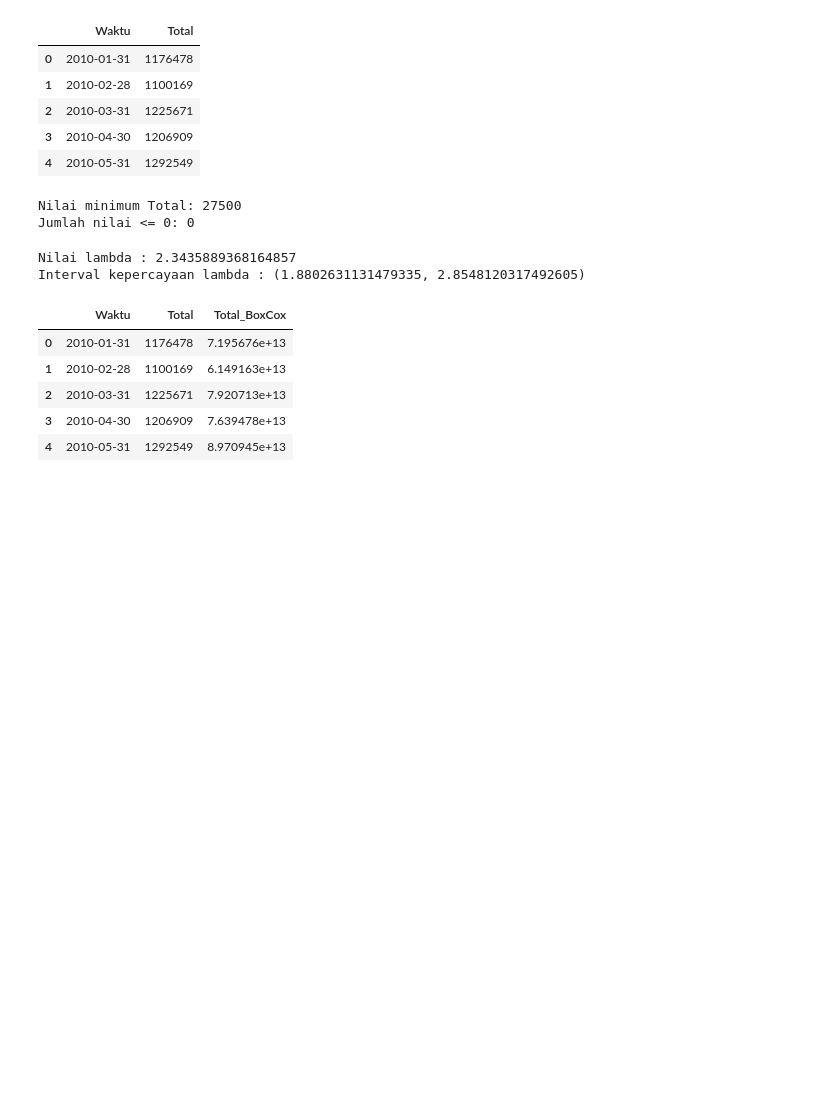
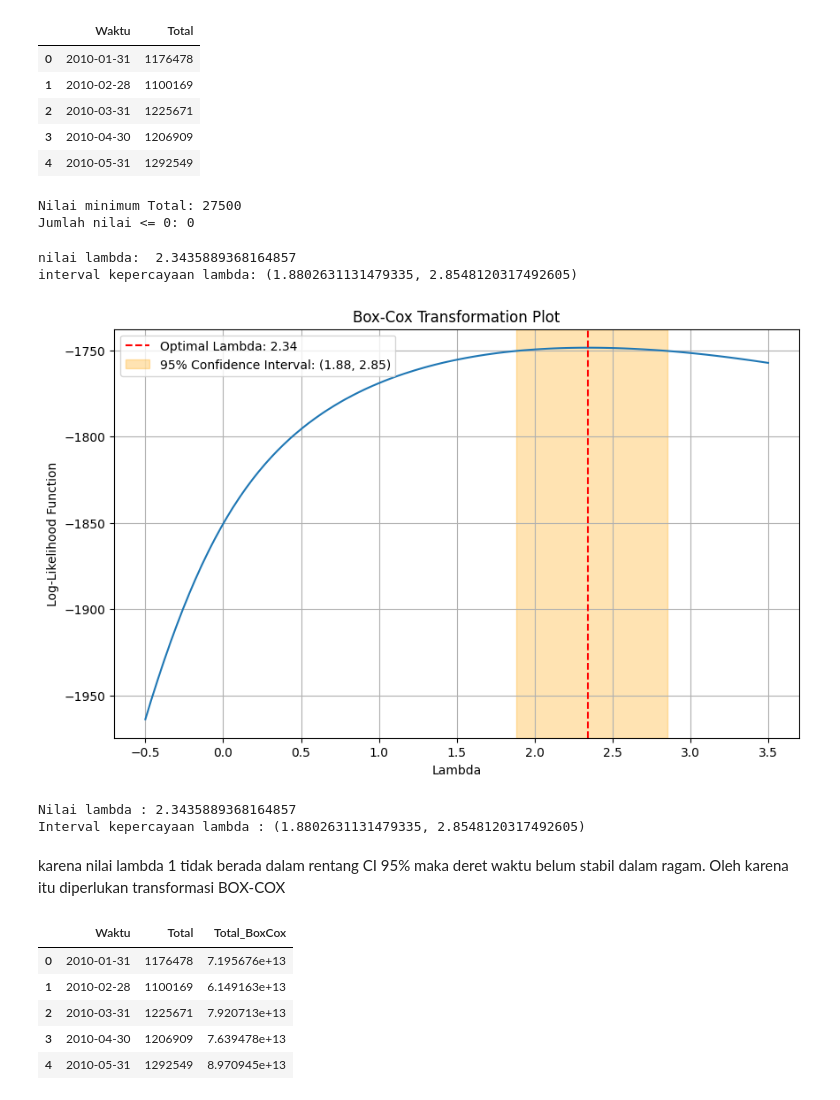
Before and after one commit to 18felasofa/Analisis-Deret-Waktu, a Jupyter notebook: Tugas_Kelompok_Minggu_4_rev.ipynb, the cells around one changed output. Drawn from its saved outputs; the diff is of its cells as text; code cells hidden in the pictures; blank space fills up the shorter version.

```diff
--- a/Tugas_Kelompok_Minggu_4_rev.ipynb
+++ b/Tugas_Kelompok_Minggu_4_rev.ipynb
@@ -240,6 +255,46 @@ print("Jumlah nilai <= 0:", (df_boxfirst['Total'] <= 0).sum())
 # %% [output]
 Nilai minimum Total: 27500
 Jumlah nilai <= 0: 0
+# %%
+from scipy.stats import boxcox,  boxcox_llf
+data,lambda_fit,ci=boxcox(df_boxfirst['Total'], alpha=0.05)
+
+print(f'nilai lambda: ',lambda_fit)
+print(f'interval kepercayaan lambda:', ci)
+# %% [output]
+nilai lambda:  2.3435889368164857
+interval kepercayaan lambda: (1.8802631131479335, 2.8548120317492605)
+# %%
+import numpy as np
+# Perluas rentang lambdas dari -0.5 sampai 3.5
+lambdas = np.linspace(-0.5, 3.5, 100)
+
+# Calculate log-likelihood for each lambda
+llf = [boxcox_llf(l, df_boxfirst['Total']) for l in lambdas]
+
+plt.figure(figsize=(10, 6))
+plt.plot(lambdas, llf)
+plt.axvline(
+    lambda_fit,
+    color='r',
+    linestyle='--',
+    label=f'Optimal Lambda: {lambda_fit:.2f}',
+)
+plt.axvspan(
+    ci[0],
+    ci[1],
+    color='orange',
+    alpha=0.3,
+    label=f'95% Confidence Interval: ({ci[0]:.2f}, {ci[1]:.2f})',
+)
+plt.xlabel('Lambda')
+plt.ylabel('Log-Likelihood Function')
+plt.title('Box-Cox Transformation Plot')
+plt.legend()
+plt.grid(True)
+plt.show()
+# %% [output]
+[figure, added]
 # %%
 # Transformasi Box-Cox pada data asli
 from scipy.stats import boxcox
@@ -254,4 +309,6 @@ print("Interval kepercayaan lambda :", ci)
 # %% [output]
 Nilai lambda : 2.3435889368164857
 Interval kepercayaan lambda : (1.8802631131479335, 2.8548120317492605)
+# %% [markdown]
+karena nilai lambda 1 tidak berada dalam rentang CI 95% maka deret waktu belum stabil dalam ragam. Oleh karena itu diperlukan transformasi BOX-COX
 # %%
```
Also changed, not shown: parts of 11 cells of this notebook.
